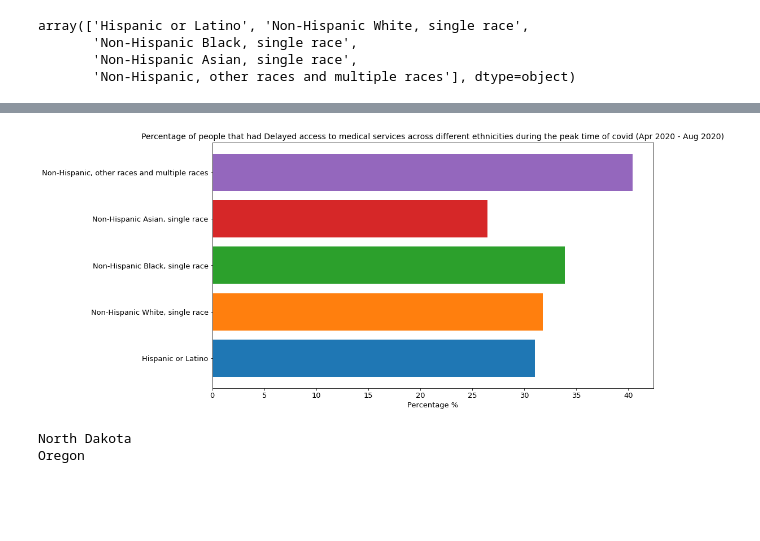
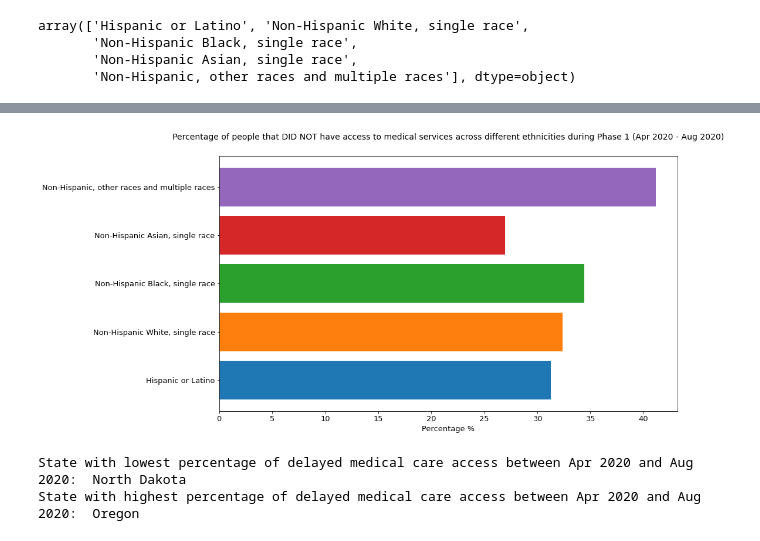
Before and after one commit to ahwali/gradproject, a Jupyter notebook: graduate project/COVID_dataset.ipynb, the cells around one changed output, grey strips where cells are left out. Drawn from its saved outputs; the diff is of its cells as text; code cells hidden in the pictures; blank space fills up the shorter version.

```diff
--- a/graduate project/COVID_dataset.ipynb
+++ b/graduate project/COVID_dataset.ipynb
@@ -63,3 +44,7 @@ array(['1', '2', '3 (Oct 28 � Dec 21)', '3 (Jan 6 � Mar 29)', '3.1'],
 df_access_Delayed = df_access[df_access['Indicator']=='Delayed Medical Care, Last 4 Weeks']
 df_access_Didnot = df_access[df_access['Indicator']=='Did Not Get Needed Care, Last 4 Weeks']
 df_access_Delayed_Didnot = df_access[df_access['Indicator']=='Delayed or Did Not Get Care, Last 4 Weeks']
+# %%
+df_access_Delayed['Phase_adj'] = df_access_Delayed['Phase'].str.replace("3\s\(Oct 28.*", '3.02', regex=True).str.replace("3\s\(Jan 6.*", '3.05', regex=True)
+df_access_Didnot['Phase_adj'] = df_access_Didnot['Phase'].str.replace("3\s\(Oct 28.*", '3.02', regex=True).str.replace("3\s\(Jan 6.*", '3.05', regex=True)
+df_access_Delayed_Didnot['Phase_adj'] = df_access_Delayed_Didnot['Phase'].str.replace("3\s\(Oct 28.*", '3.02', regex=True).str.replace("3\s\(Jan 6.*", '3.05', regex=True)
@@ -120,8 +110,8 @@ array(['National Estimate', 'By Age', 'By Sex',
        'By Race/Hispanic ethnicity', 'By Education', 'By State',
        'By Disability status'], dtype=object)
 # %%
-Subgroups = df_access_Delayed[df_access_Delayed.Group=='By Race/Hispanic ethnicity'].Subgroup.unique()
-Subgroups
+Subgroups_ethnicity = df_access_Delayed[df_access_Delayed.Group=='By Race/Hispanic ethnicity'].Subgroup.unique()
+Subgroups_ethnicity
 # %% [output]
 array(['Hispanic or Latino', 'Non-Hispanic White, single race',
        'Non-Hispanic Black, single race',
@@ -137,14 +185,14 @@ plt.show()
 # %%
 plt.figure(figsize=(14,8))
 for sub in Subgroups:
-    plt.barh(y=sub, width=np.mean(df_access_Didnot[df_access_Didnot['Subgroup']==sub]['Value'][:13]))
+    plt.barh(y=sub, width=df_access_Didnot[df_access_Didnot['Subgroup']==sub].groupby('Phase_adj')['Value'].mean().iloc[0])
 plt.yticks(fontsize=13)
 plt.xticks(fontsize=13)
 plt.xlabel('Percentage %', fontsize=13)
-plt.title('Percentage of people that had Delayed access to medical services across different ethnicities during the peak time of covid (Apr 2020 - Aug 2020)', fontsize=14)
+plt.title('Percentage of people that DID NOT have access to medical services across different ethnicities during Phase 1 (Apr 2020 - Aug 2020)', fontsize=14, y=1.05)
 plt.show()
 # %% [output]
-[figure, old version]
+[figure, new version]
 # %%
 minim = 45
 for state in States[1:]:
@@ -157,8 +205,8 @@ for state in States[1:]:
         maxim = np.mean(df_access_Delayed[df_access_Delayed['State']==state]['Value'][:13])
         state_max = state
 
-print(state_min)
-print(state_max)
+print('State with lowest percentage of delayed medical care access between Apr 2020 and Aug 2020: ', state_min)
+print('State with highest percentage of delayed medical care access between Apr 2020 and Aug 2020: ', state_max)
 # %% [output]
-North Dakota
-Oregon
+State with lowest percentage of delayed medical care access between Apr 2020 and Aug 2020:  North Dakota
+State with highest percentage of delayed medical care access between Apr 2020 and Aug 2020:  Oregon
```
Also changed, not shown: parts of 13 cells of this notebook.
